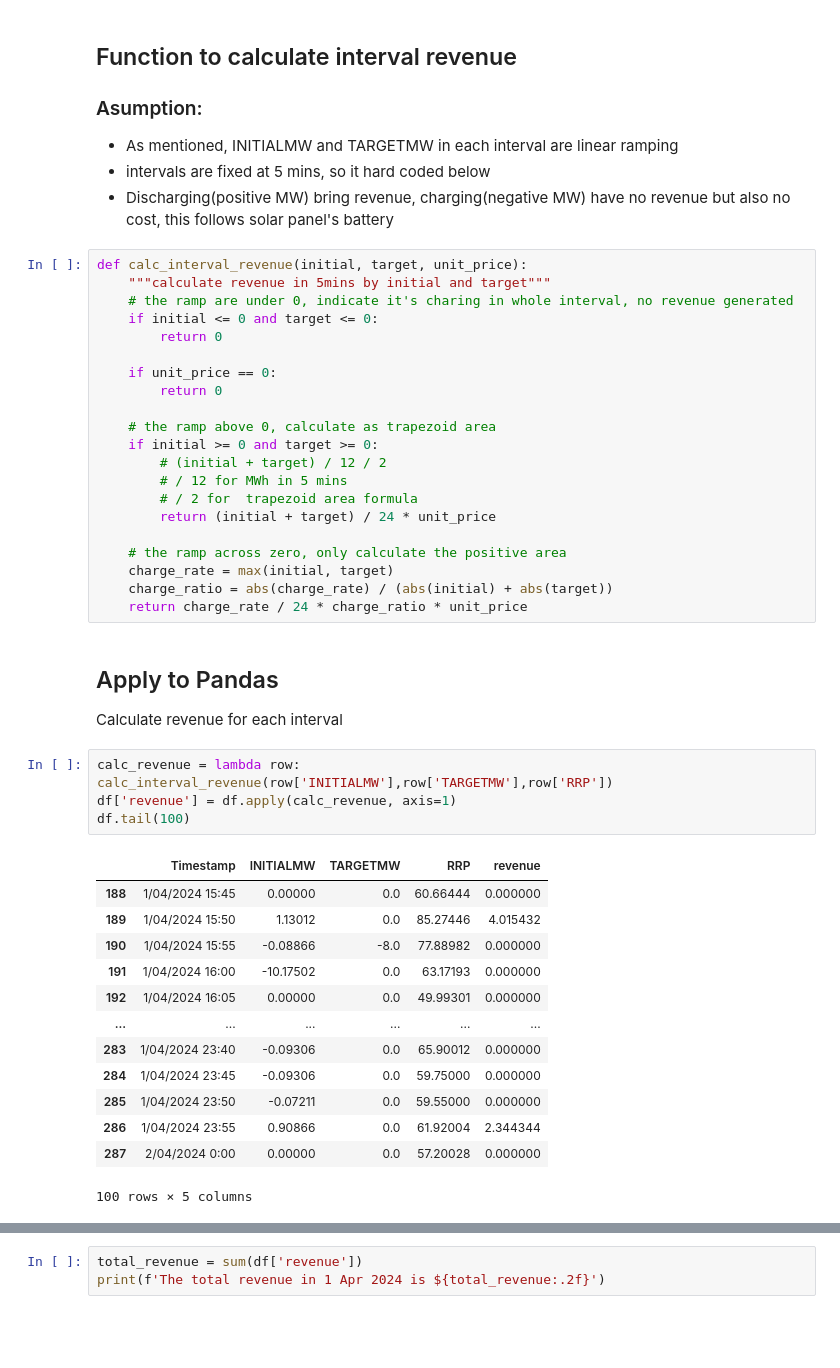
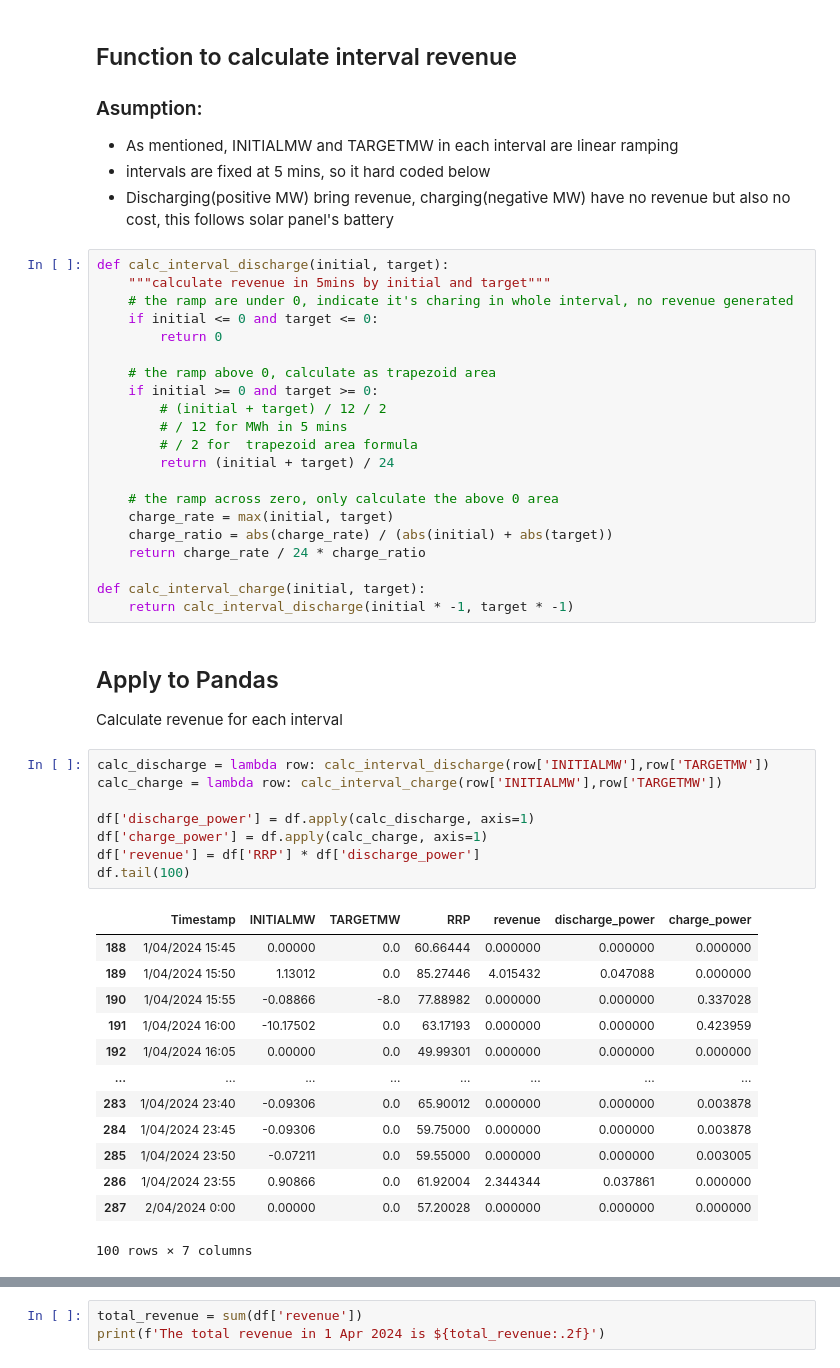
Before and after one commit to lorne-luo/battery_trading_revenue, a Jupyter notebook: battery_revenue.ipynb, the cells around one changed output, grey strips where cells are left out. Saved outputs shown, nothing was run; the diff lists cells and outputs as text; blank space fills up the shorter version.

```diff
--- a/battery_revenue.ipynb
+++ b/battery_revenue.ipynb
@@ -25,13 +26,10 @@ df.head()
 - intervals are fixed at 5 mins, so it hard coded below
 - Discharging(positive MW) bring revenue, charging(negative MW) have no revenue but also no cost, this follows solar panel's battery
 # %%
-def calc_interval_revenue(initial, target, unit_price):
+def calc_interval_discharge(initial, target):
     """calculate revenue in 5mins by initial and target"""
     # the ramp are under 0, indicate it's charing in whole interval, no revenue generated
     if initial <= 0 and target <= 0:
-        return 0
-
-    if unit_price == 0:
         return 0
 
     # the ramp above 0, calculate as trapezoid area
@@ -39,33 +37,40 @@ def calc_interval_revenue(initial, target, unit_price):
         # (initial + target) / 12 / 2
         # / 12 for MWh in 5 mins
         # / 2 for  trapezoid area formula
-        return (initial + target) / 24 * unit_price
+        return (initial + target) / 24
 
-    # the ramp across zero, only calculate the positive area
+    # the ramp across zero, only calculate the above 0 area
     charge_rate = max(initial, target)
     charge_ratio = abs(charge_rate) / (abs(initial) + abs(target))
-    return charge_rate / 24 * charge_ratio * unit_price
+    return charge_rate / 24 * charge_ratio
+
+def calc_interval_charge(initial, target):
+    return calc_interval_discharge(initial * -1, target * -1)
 # %% [markdown]
 ## Apply to Pandas
 
 Calculate revenue for each interval
-# %%
-calc_revenue = lambda row: calc_interval_revenue(row['INITIALMW'],row['TARGETMW'],row['RRP'])
-df['revenue'] = df.apply(calc_revenue, axis=1)
-df.tail(100)
-# %% [output]
-|  | Timestamp | INITIALMW | TARGETMW | RRP | revenue |
-| 188 | 1/04/2024 15:45 | 0.00000 | 0.0 | 60.66444 | 0.000000 |
-| 189 | 1/04/2024 15:50 | 1.13012 | 0.0 | 85.27446 | 4.015432 |
-| 190 | 1/04/2024 15:55 | -0.08866 | -8.0 | 77.88982 | 0.000000 |
-| 191 | 1/04/2024 16:00 | -10.17502 | 0.0 | 63.17193 | 0.000000 |
-| 192 | 1/04/2024 16:05 | 0.00000 | 0.0 | 49.99301 | 0.000000 |
-| ... | ... | ... | ... | ... | ... |
-| 283 | 1/04/2024 23:40 | -0.09306 | 0.0 | 65.90012 | 0.000000 |
-| 284 | 1/04/2024 23:45 | -0.09306 | 0.0 | 59.75000 | 0.000000 |
-| 285 | 1/04/2024 23:50 | -0.07211 | 0.0 | 59.55000 | 0.000000 |
-| 286 | 1/04/2024 23:55 | 0.90866 | 0.0 | 61.92004 | 2.344344 |
-| 287 | 2/04/2024 0:00 | 0.00000 | 0.0 | 57.20028 | 0.000000 |
-100 rows × 5 columns
+# %%
+calc_discharge = lambda row: calc_interval_discharge(row['INITIALMW'],row['TARGETMW'])
+calc_charge = lambda row: calc_interval_charge(row['INITIALMW'],row['TARGETMW'])
+
+df['discharge_power'] = df.apply(calc_discharge, axis=1)
+df['charge_power'] = df.apply(calc_charge, axis=1)
+df['revenue'] = df['RRP'] * df['discharge_power']
+df.tail(100)
+# %% [output]
+|  | Timestamp | INITIALMW | TARGETMW | RRP | revenue | discharge_power | charge_power |
+| 188 | 1/04/2024 15:45 | 0.00000 | 0.0 | 60.66444 | 0.000000 | 0.000000 | 0.000000 |
+| 189 | 1/04/2024 15:50 | 1.13012 | 0.0 | 85.27446 | 4.015432 | 0.047088 | 0.000000 |
+| 190 | 1/04/2024 15:55 | -0.08866 | -8.0 | 77.88982 | 0.000000 | 0.000000 | 0.337028 |
+| 191 | 1/04/2024 16:00 | -10.17502 | 0.0 | 63.17193 | 0.000000 | 0.000000 | 0.423959 |
+| 192 | 1/04/2024 16:05 | 0.00000 | 0.0 | 49.99301 | 0.000000 | 0.000000 | 0.000000 |
+| ... | ... | ... | ... | ... | ... | ... | ... |
+| 283 | 1/04/2024 23:40 | -0.09306 | 0.0 | 65.90012 | 0.000000 | 0.000000 | 0.003878 |
+| 284 | 1/04/2024 23:45 | -0.09306 | 0.0 | 59.75000 | 0.000000 | 0.000000 | 0.003878 |
+| 285 | 1/04/2024 23:50 | -0.07211 | 0.0 | 59.55000 | 0.000000 | 0.000000 | 0.003005 |
+| 286 | 1/04/2024 23:55 | 0.90866 | 0.0 | 61.92004 | 2.344344 | 0.037861 | 0.000000 |
+| 287 | 2/04/2024 0:00 | 0.00000 | 0.0 | 57.20028 | 0.000000 | 0.000000 | 0.000000 |
+100 rows × 7 columns
 # %% [markdown]
 ## Get total revenue
```
Also changed, not shown: parts of 5 cells of this notebook, 3 other files.
